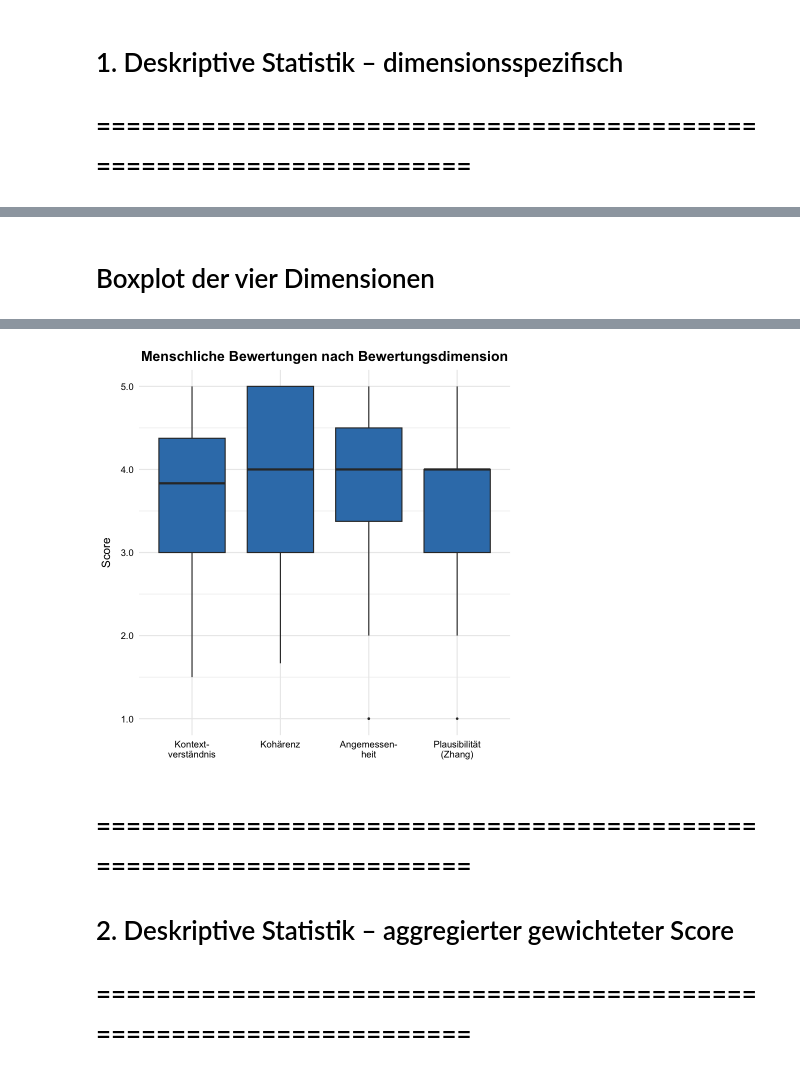
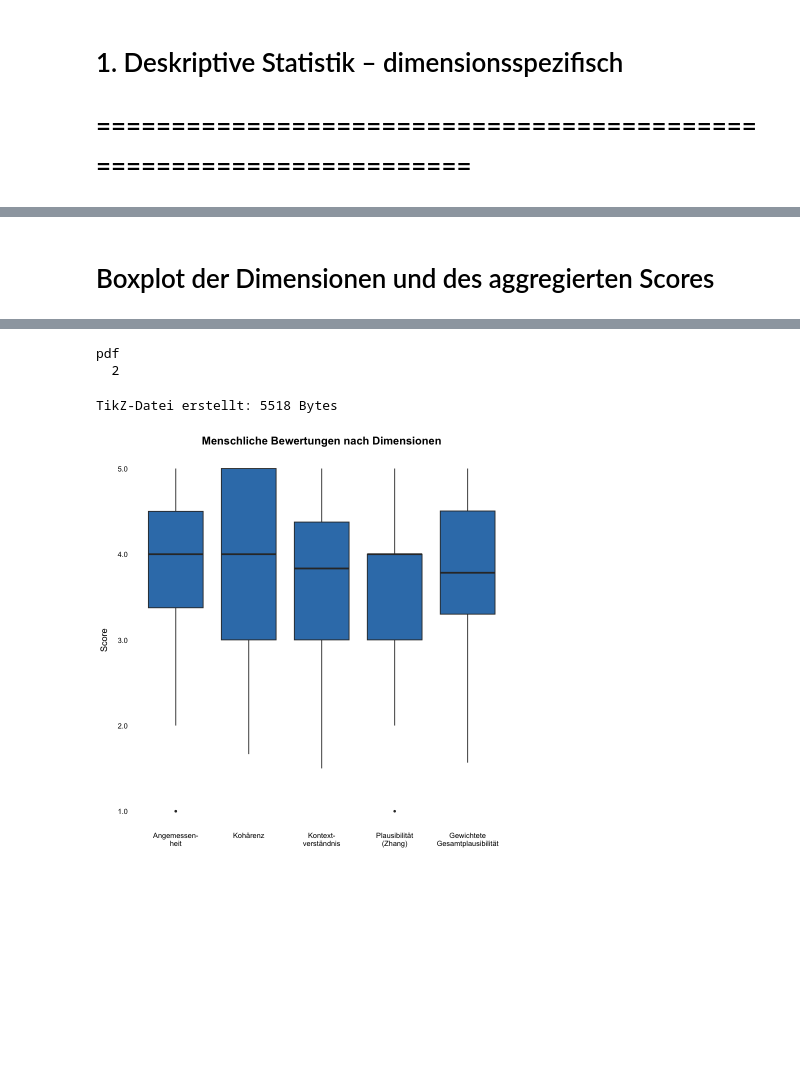
Before and after one commit to Joern99/Bachelorarbeit, a Jupyter notebook: technische Umsetzung/Diagramme/Menschliche Bewertung.ipynb, the cells around one changed output, grey strips where cells are left out. Cells and saved outputs as stored; diff of their text form; code cells hidden in the pictures; blank space fills up the shorter version.

```diff
--- a/technische Umsetzung/Diagramme/Menschliche Bewertung.ipynb
+++ b/technische Umsetzung/Diagramme/Menschliche Bewertung.ipynb
@@ -208,10 +217,11 @@ Table: Deskriptive Statistik der LLM-Scores über 100 Iterationen (dimensionsspe
 # %% [markdown]
-# Boxplot der vier Dimensionen
+# Boxplot der Dimensionen und des aggregierten Scores
 # %%
 library(ggplot2)
 library(scales)
+library(tikzDevice)
 
-df_long <- df |>
+df_long_agg <- df |>
   select(Frage_Nr, all_of(metriken)) |>
   pivot_longer(
     cols = all_of(metriken),
@@ -223,38 +233,68 @@ df_long <- df |>
       Dimension,
       levels = metriken,
       labels = c(
+        "Angemessenheit",
+        "Kohärenz",
         "Kontextverständnis",
-        "Kohärenz",
-        "Angemessenheit",
-        "Plausibilität nach Zhang"
+        "Plausibilität nach Zhang",
+        "Aggregierter Score"
       )
     )
   )
 
-ggplot(df_long, aes(x = Dimension, y = Score)) +
+
+# LaTeX-Pfad für tikzDevice setzen
+options(tikzLatex = "/Library/TeX/texbin/pdflatex")
+
+
+# TikZ-Export für Overleaf
+tikz(file = "boxplot_menschlich_dim.tex",
+     width = 6,
+     height = 4,
+     standAlone = FALSE)
+
+
+# Plot erstellen
+p <- ggplot(df_long_agg, aes(x = Dimension, y = Score)) +
   geom_boxplot(fill = "#377eb8", outlier.size = 0.8) +
   labs(
-    title = "Menschliche Bewertungen nach Bewertungsdimension",
+    title = "Menschliche Bewertungen nach Dimensionen",
     x = NULL,
     y = "Score"
   ) +
   scale_x_discrete(
     labels = c(
+      "Angemessen-\nheit",
+      "Kohärenz",
       "Kontext-\nverständnis",
-      "Kohärenz",
-      "Angemessen-\nheit",
-      "Plausibilität\n(Zhang)"
+      "Plausibilität\n(Zhang)",
+      "Gewichtete\nGesamtplausibilität"
     )
   ) +
   scale_y_continuous(
     n.breaks = 6,
     labels = number_format(accuracy = 0.1)
   ) +
-  theme_minimal(base_size = 14) +
+  theme_minimal(base_size = 11) +
   theme(
     plot.title   = element_text(face = "bold", hjust = 0.5),
     axis.text.x  = element_text(angle = 0, vjust = 1, hjust = 0.5),
     axis.title.y = element_text(margin = margin(r = 10)),
-    axis.text    = element_text(color = "black")
+    axis.text    = element_text(color = "black"),
+    panel.grid   = element_blank()
   )
+
+
+print(p)  # Plot für TikZ ausgeben
+
+
+dev.off()  # TikZ-Device schließen
+
+
+# Dateigröße prüfen
+cat("TikZ-Datei erstellt:", file.info("boxplot_menschlich_dim.tex")$size, "Bytes\n")
+
+
+# Plot im Notebook anzeigen
+p
 # %% [output]
@@ -261,5 +317,4 @@ ggplot(df_long, aes(x = Dimension, y = Score)) +
+pdf
+  2
+TikZ-Datei erstellt: 5518 Bytes
-[figure, old version]
+[figure, new version]
-# %% [markdown]
-# =====================================================================
-# 2. Deskriptive Statistik – aggregierter gewichteter Score
-# =====================================================================
```
Also changed, not shown: parts of 11 cells of this notebook, 14 other files.
